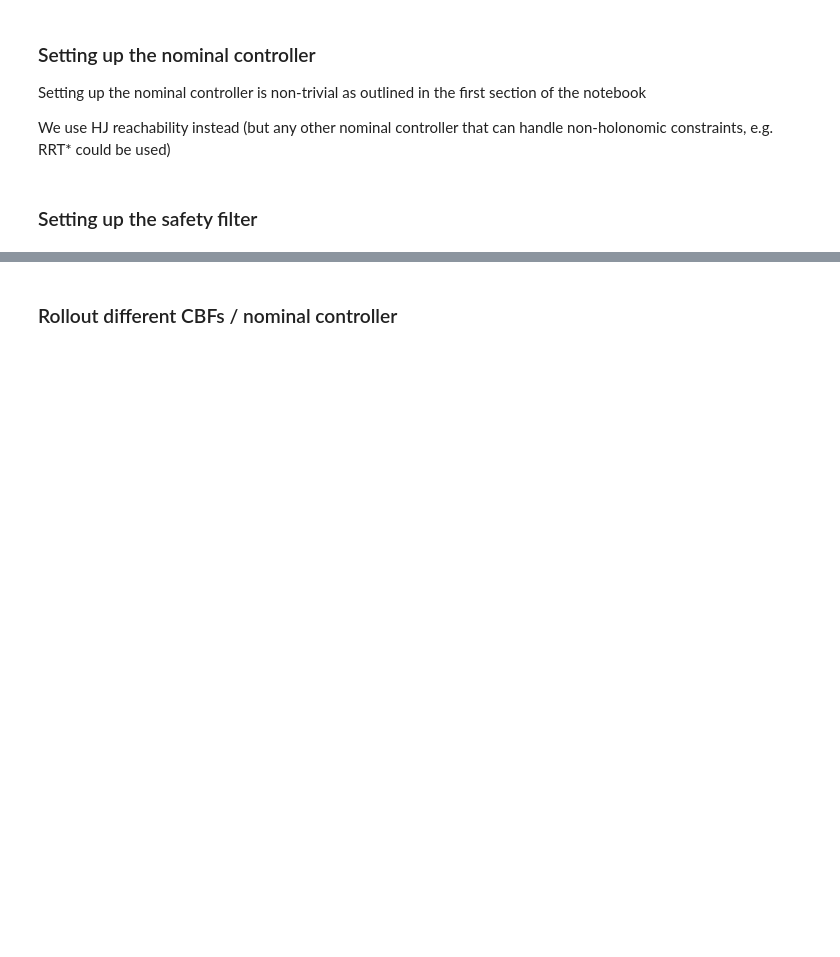
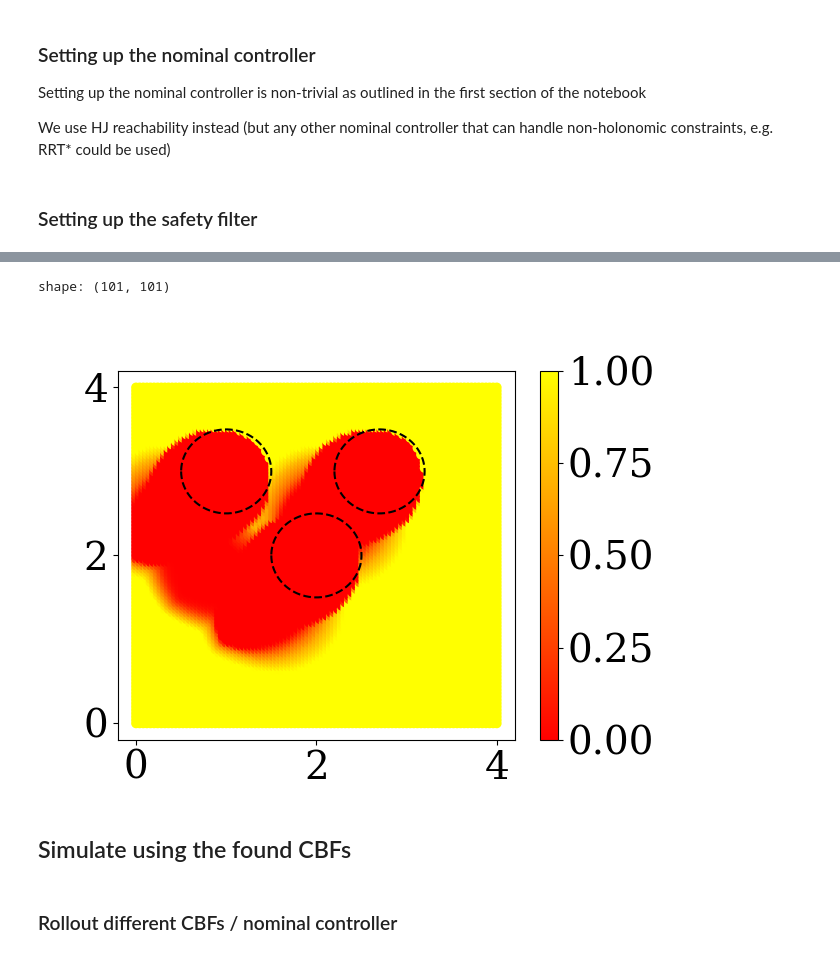
Before and after one commit to hardikparwana/social-navigation, a Jupyter notebook: refineCBF/examples/fs_custom_dubins_valid.ipynb, the cells around one changed output, grey strips where cells are left out. Cells and saved outputs as stored; diff of their text form; code cells hidden in the pictures; blank space fills up the shorter version.

```diff
--- a/refineCBF/examples/fs_custom_dubins_valid.ipynb
+++ b/refineCBF/examples/fs_custom_dubins_valid.ipynb
@@ -482,0 +610,23 @@ dubins_asif_ws = ControlAffineASIF(dyn, tabular_cbf, alpha=alpha, nominal_policy
+# %%
+print(f"shape: {tabular_cbf_multi_valid_constraint.vf_table[:,:,0].shape}")
+thetas_value = grid.states[0,1,:,2]
+theta_index = int(grid.states.shape[2]/2/4 + grid.states.shape[2]/2) #51 # for 45 degrees
+fig10, ax10 = plt.subplots()
+# ax10.set_title(f"theta = %.2f" %(thetas_value[theta_index]*180/np.pi))
+x = np.linspace(0,4, grid.states.shape[0])
+y = np.linspace(0,4, grid.states.shape[1]) # grid_resolution = (201, 201, 81)
+X, Y = np.meshgrid(x,y)
+im10 = ax10.scatter( Y.reshape(-1,1), X.reshape(-1,1), c = tabular_cbf_multi_valid_constraint.vf_table[:,:,theta_index].reshape(-1,1), cmap='autumn', vmin=0.0, vmax=1.0 )
+# im6 = ax6.scatter( Y.reshape(-1,1), X.reshape(-1,1), c = tabular_cbf_hjr.vf_table[:,:,theta_index].reshape(-1,1), cmap='jet', vmin=-1, vmax=1.0 )
+fig10.colorbar(im10, ax=ax10)
+theta = np.linspace(-np.pi, np.pi, 360)
+ax10.plot( obs1[0]+0.5*np.cos(theta), obs1[1]+0.5*np.sin(theta), 'k--', linewidth=1.5 )
+ax10.plot( obs2[0]+0.5*np.cos(theta), obs2[1]+0.5*np.sin(theta), 'k--', linewidth=1.5)
+ax10.plot( obs3[0]+0.5*np.cos(theta), obs3[1]+0.5*np.sin(theta), 'k--', linewidth=1.5 )
+fig10.savefig(name+'_multi_valid_refined.png')
+plt.show()
+# %% [output]
+shape: (101, 101)
+[figure, added]
+# %% [markdown]
+## Simulate using the found CBFs
```
Also changed, not shown: parts of 23 cells of this notebook, 1 other file.
